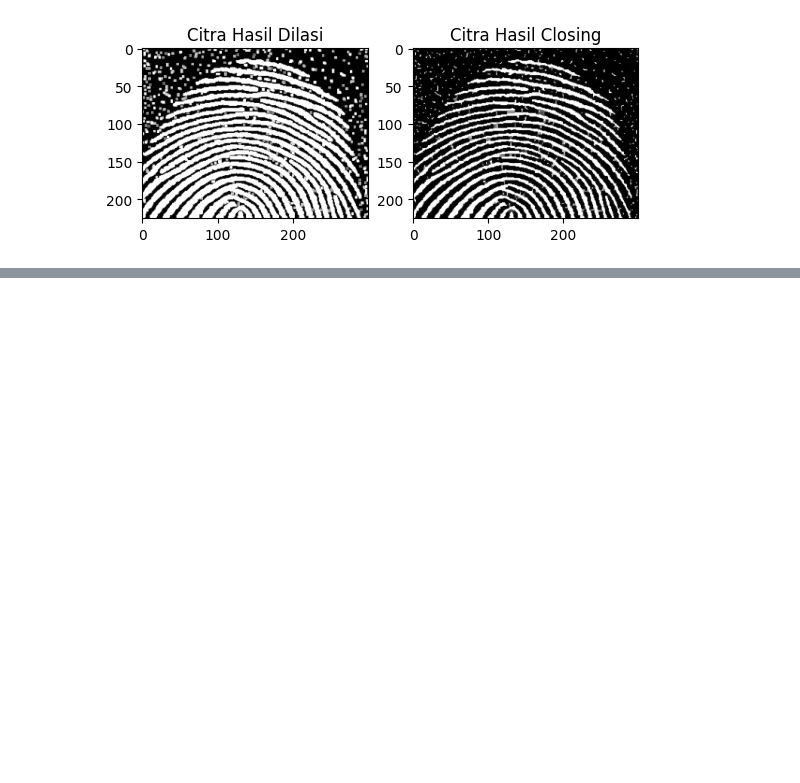
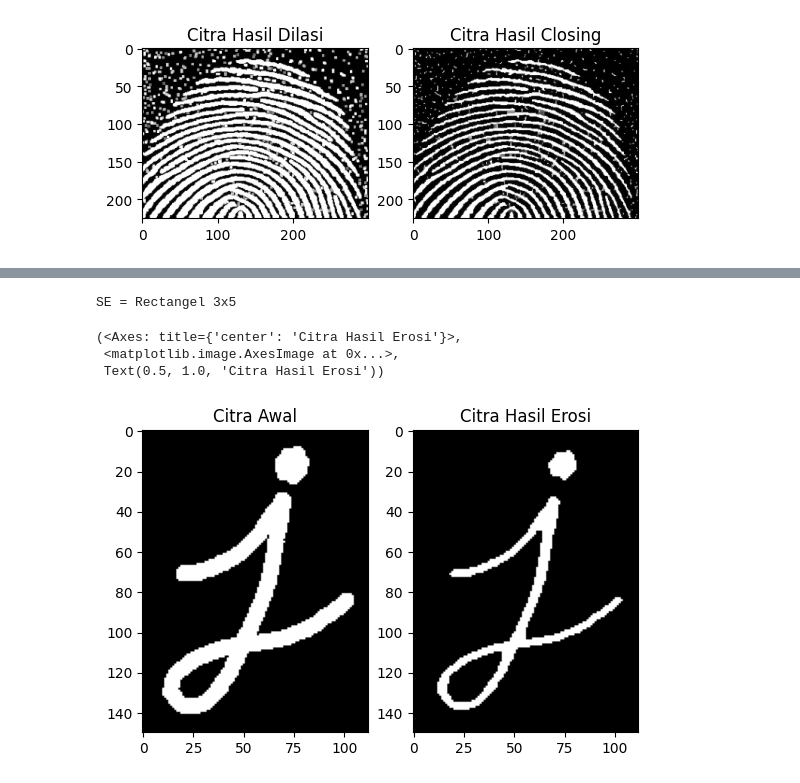
Before and after one commit to wahyufajar879/PCVK_Genap_2023, a Jupyter notebook: Week9.ipynb, the cells around one changed output, grey strips where cells are left out. Cells and saved outputs as stored; diff of their text form; code cells hidden in the pictures; blank space fills up the shorter version.

```diff
--- a/Week9.ipynb
+++ b/Week9.ipynb
@@ -162,0 +212,15 @@ NameError: ignored
+# %%
+# 11. Operasi erosi dengan Structuring Element berbentuk Rectangle 3 x 5
+
+mask_3x5 = cv2.getStructuringElement(cv2.MORPH_RECT, (3, 5))
+erosi_3x5 = cv2.erode(img_j, mask_3x5, iterations=1)
+
+print('SE = Rectangel 3x5')
+plt.subplot(121),plt.imshow(img_j), plt.title('Citra Awal')
+plt.subplot(122),plt.imshow(erosi_3x5), plt.title('Citra Hasil Erosi')
+# %% [output]
+SE = Rectangel 3x5
+(<Axes: title={'center': 'Citra Hasil Erosi'}>,
+ <matplotlib.image.AxesImage at 0x...>,
+ Text(0.5, 1.0, 'Citra Hasil Erosi'))
+[figure, added]
```
Also changed, not shown: parts of 10 cells of this notebook.
